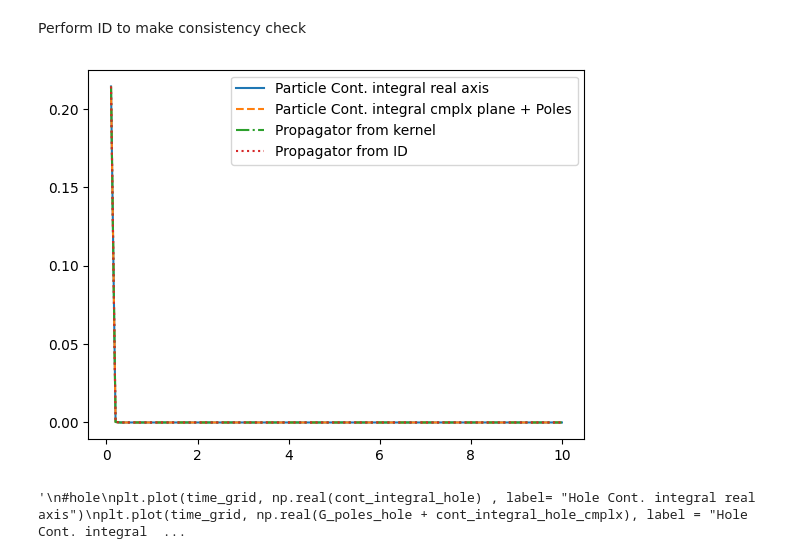
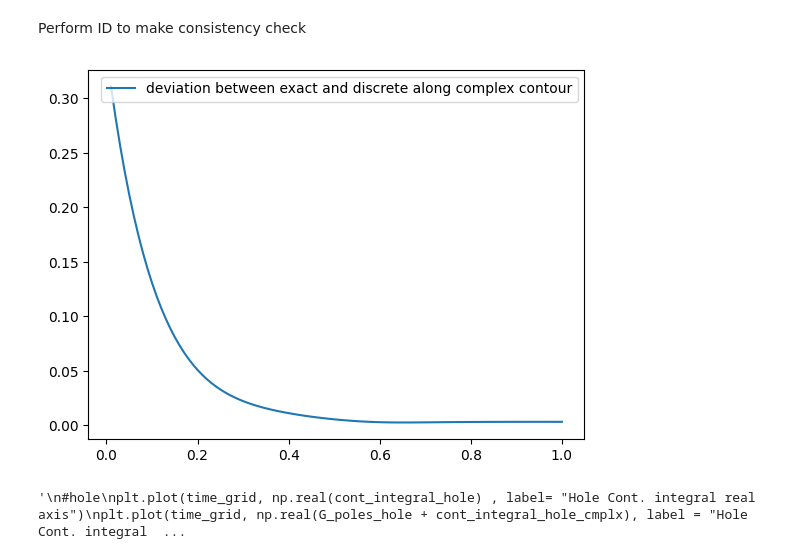
Before and after one commit to jthoenniss/RealTimeID, a Jupyter notebook: notebooks/extra_poles.ipynb, the cells around one changed output. Drawn from its saved outputs; the diff is of its cells as text; code cells hidden in the pictures.

```diff
--- a/notebooks/extra_poles.ipynb
+++ b/notebooks/extra_poles.ipynb
@@ -16,11 +16,11 @@ from src.decomp_kernel.decomp_kernel import DecompKernel
 # %% [output]
 Warning: 'REALTIMEID_PATH' environment variable is not set.
 # %%
-Lambda = 200
+Lambda = 10
 N_max = 100 #number of time steps
-beta = 2 #inverse temperature
-sharpness = 0.05 #sharpness is nu which is MULTIPLIED with (w-Lambda) in the exponent
-delta_t = .1
+beta = 0 #inverse temperature
+sharpness = 1 #sharpness is nu which is MULTIPLIED with (w-Lambda) in the exponent
+delta_t = .01
 
 # Define the spectral density
 spec_dens = SpecDensGapless(Lambda = Lambda, sharpness = sharpness)
@@ -37,20 +119,14 @@ Compute the discrete kernel, including
 # %%
-#initialize parameter set
-params = KernelParams(spec_dens = spec_dens, n = 5000, m = 1000, N_max = 100, delta_t = delta_t, h = 0.05, beta = beta)
 
-#print maximum frequency and minimum frequency
-print("Maximum Frequency: ", np.exp(params.get_param("h") * params.get_param("m")))
-print("Minimum Frequency: ", np.exp(-params.get_param("h") * params.get_param("n")))
+
 
 #explicit poles and residues to by included into kernel matrix by default
-explicit_poles = np.empty(0)
-explicit_residues = np.empty(0)
+explicit_poles = np.concatenate((add_poles_up_pos, add_poles_low_pos, add_poles_up_neg, add_poles_low_neg))
+explicit_residues = np.concatenate((upper_res_pos_arr, lower_res_pos_arr, upper_res_neg_arr, lower_res_neg_arr))
 
-#compute poles and residues for given spectral density
-additional_poles, additional_residues = spec_dens.poles_residues() #REPLACE THIS WITH THE NEW POLES AND RESIDUES OF THE SPECTRAL DENSITY:
 
 #create kernel matrix which allows for the computation of the discrete propagator
-kernel = DiscrError(**params.params, explicit_poles=explicit_poles, explicit_residues=explicit_residues, additional_poles=additional_poles, additional_residues=additional_residues)
+kernel = DiscrError(**params.params, explicit_poles=explicit_poles, explicit_residues=explicit_residues, additional_poles=additional_poles, additional_residues=additional_residues, only_positive_particle=True)
 print("Discretization error on bare grid: ", kernel.eps)
 
 #optimize frequency grid
@@ -80,7 +153,7 @@ Discrete propagator along complex axis (time-integrated value):  (2.757821867833
 Compute error for complex contour
 # %%
 #compute the continuous integral along COMPLEX AXIS for only POSITIVE frequencies
-cont_integral_particle_cmplx = cont_integral(time_grid, beta, upper_cutoff=np.inf, spec_dens = spec_dens)#particle
+cont_integral_particle_cmplx = cont_integral(time_grid, beta, upper_cutoff=np.inf, spec_dens = spec_dens, only_positive=True)#particle
 #cont_integral_hole_cmplx = cont_integral(time_grid, -beta, upper_cutoff=np.inf, spec_dens = spec_dens)#hole
 
 print("Error between discrete complex contour and continous complex contour: ", cf.error_time_integrated(cont_integral_particle_cmplx, propag_kernel_cmplx[:len(time_grid)], params.params["delta_t"]))
@@ -124,24 +197,25 @@ propag_ID_reconstr = decomp.reconstruct_propagator_ID()
 # %%
 
 #plot
 
 #particle
-plt.plot(time_grid, np.real(cont_integral_particle) , label= "Particle Cont. integral real axis")
-plt.plot(time_grid, np.real(G_poles_particle + cont_integral_particle_cmplx), label = "Particle Cont. integral cmplx plane + Poles", linestyle = "--")
-plt.plot(time_grid, np.real(propag_kernel)[:len(propag_kernel)//2], label = "Propagator from kernel", linestyle = "dashdot")
-plt.plot(time_grid, np.real(propag_ID_reconstr)[:len(propag_kernel)//2], label = "Propagator from ID", linestyle = "dotted")
+#plt.plot(time_grid, np.real(cont_integral_particle) , label= "Particle Cont. integral real axis")
+#plt.plot(time_grid, np.real(G_poles_particle + cont_integral_particle_cmplx), label = "Particle Cont. integral cmplx plane + Poles", linestyle = "--")
+#plt.plot(time_grid, np.real(propag_kernel)[:len(propag_kernel)//2], label = "Propagator from kernel", linestyle = "dashdot")
+#plt.plot(time_grid, np.real(propag_ID_reconstr)[:len(propag_kernel)//2], label = "Propagator from ID", linestyle = "dotted")
+plt.plot(time_grid, abs(cont_integral_particle_cmplx - propag_kernel_cmplx[:len(time_grid)]), label = "deviation between exact and discrete along complex contour")
 plt.legend()
 plt.show()
 
 """
 #hole
 plt.plot(time_grid, np.real(cont_integral_hole) , label= "Hole Cont. integral real axis")
 plt.plot(time_grid, np.real(G_poles_hole + cont_integral_hole_cmplx), label = "Hole Cont. integral cmplx plane + Poles", linestyle = "--")
 plt.plot(time_grid, np.real(propag_kernel)[len(propag_kernel)//2:], label = "Propagator from discrete kernel", linestyle = "dashdot")
 plt.plot(time_grid, np.real(propag_ID_reconstr)[len(propag_kernel)//2:], label = "Propagator from ID", linestyle = "dotted")
 plt.legend()
 plt.show()
 """
 # %% [output]
-[figure, old version]
+[figure, new version]
 '\n#hole\nplt.plot(time_grid, np.real(cont_integral_hole) , label= "Hole Cont. integral real axis")\nplt.plot(time_grid, np.real(G_poles_hole + cont_integral_hole_cmplx), label = "Hole Cont. integral  ...
```
Also changed, not shown: parts of 6 cells of this notebook.
